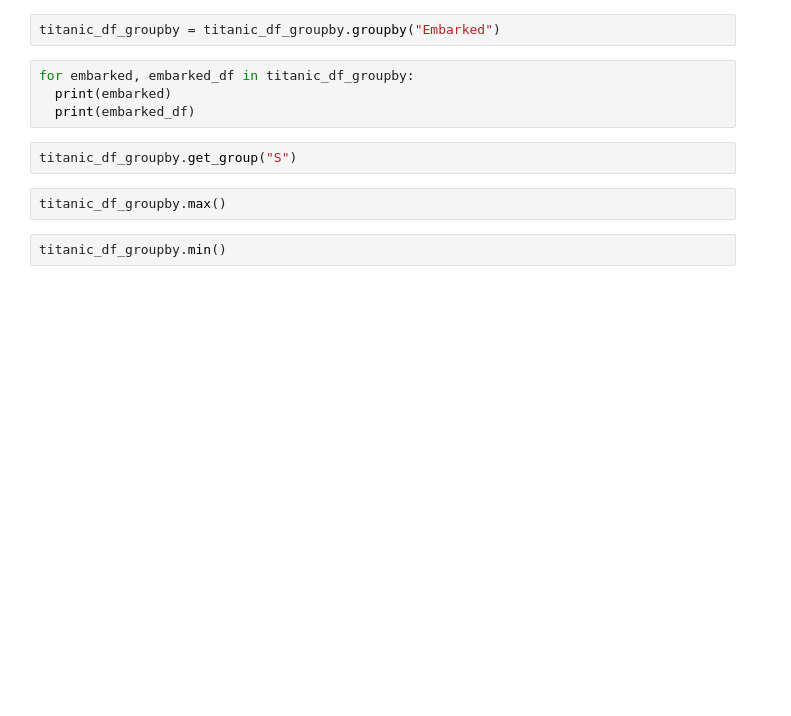
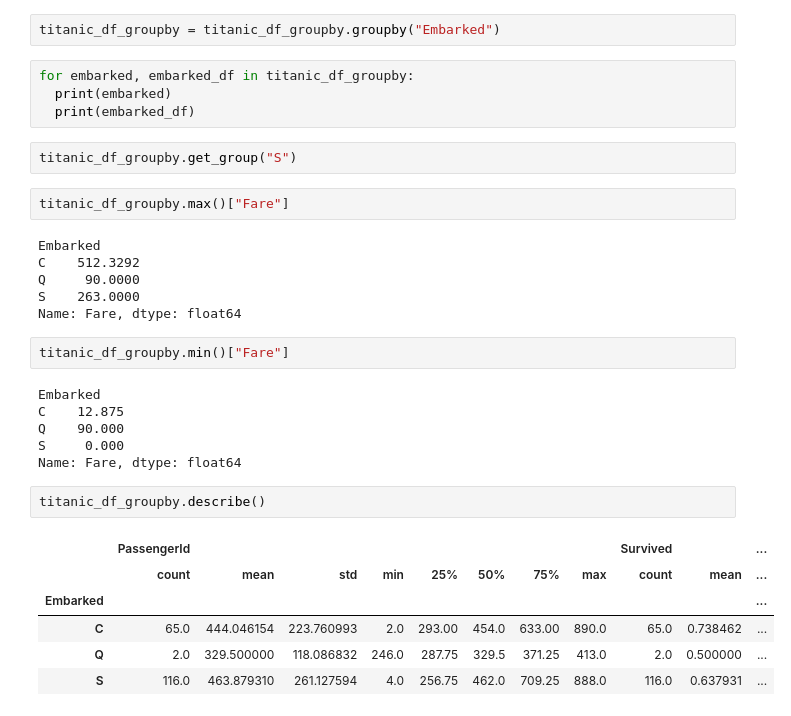
Before and after one commit to techakilan/python-datascience-training, a Jupyter notebook: PythonPandas.ipynb, the cells around one changed output. Drawn from its saved outputs; the diff is of its cells as text; blank space fills up the shorter version.

```diff
--- a/PythonPandas.ipynb
+++ b/PythonPandas.ipynb
@@ -659,6 +661,27 @@ for embarked, embarked_df in titanic_df_groupby:
 # %%
 titanic_df_groupby.get_group("S")
 # %%
-titanic_df_groupby.max()
+titanic_df_groupby.max()["Fare"]
+# %% [output]
+Embarked
+C    512.3292
+Q     90.0000
+S    263.0000
+Name: Fare, dtype: float64
 # %%
-titanic_df_groupby.min()
+titanic_df_groupby.min()["Fare"]
+# %% [output]
+Embarked
+C    12.875
+Q    90.000
+S     0.000
+Name: Fare, dtype: float64
+# %%
+titanic_df_groupby.describe()
+# %% [output]
+|  | PassengerId |  |  |  |  |  |  |  | Survived |  | ... |
+|  | count | mean | std | min | 25% | 50% | 75% | max | count | mean | ... |
+| Embarked |  |  |  |  |  |  |  |  |  |  | ... |
+| C | 65.0 | 444.046154 | 223.760993 | 2.0 | 293.00 | 454.0 | 633.00 | 890.0 | 65.0 | 0.738462 | ... |
+| Q | 2.0 | 329.500000 | 118.086832 | 246.0 | 287.75 | 329.5 | 371.25 | 413.0 | 2.0 | 0.500000 | ... |
+| S | 116.0 | 463.879310 | 261.127594 | 4.0 | 256.75 | 462.0 | 709.25 | 888.0 | 116.0 | 0.637931 | ... |
```
Also changed, not shown: parts of 2 cells of this notebook.
